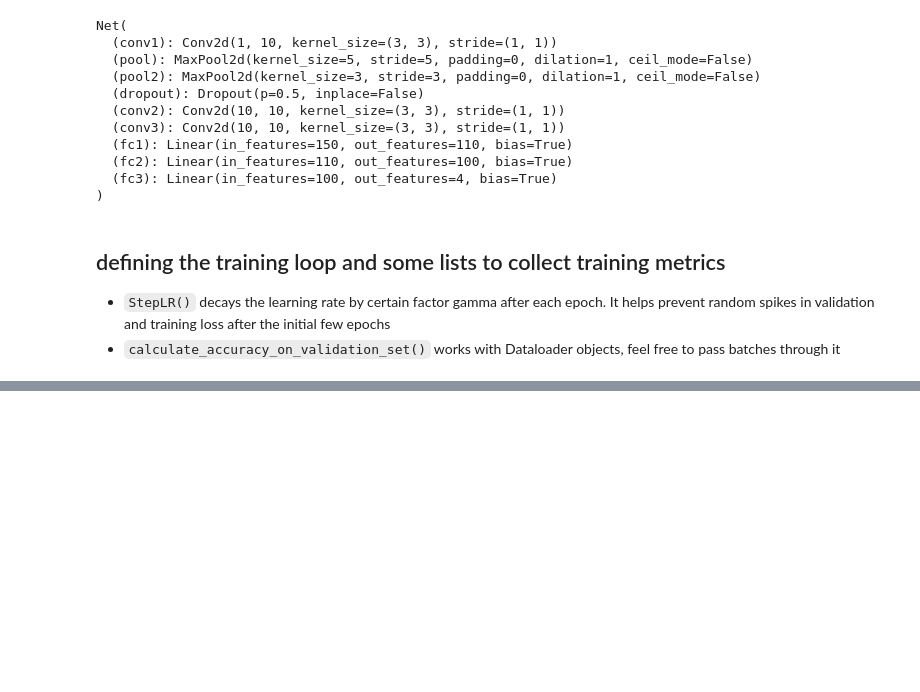
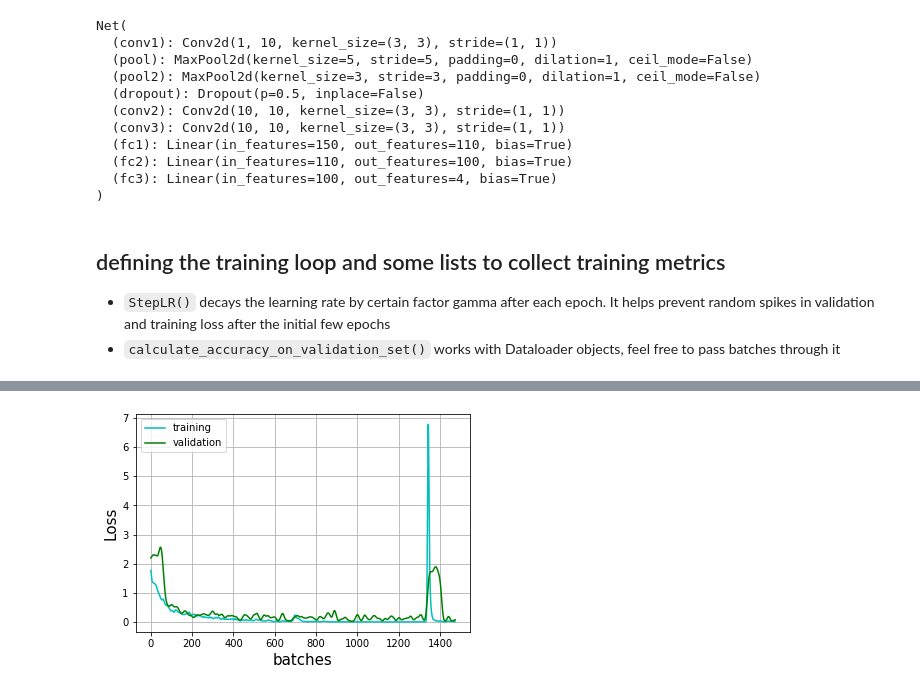
Before and after one commit to Mayukhdeb/adventures-with-augmentation, a Jupyter notebook: c_elegans_lifecycle.ipynb, the cells around one changed output, grey strips where cells are left out. Saved outputs shown, nothing was run; the diff lists cells and outputs as text; code cells hidden in the pictures; blank space fills up the shorter version.

```diff
--- a/c_elegans_lifecycle.ipynb
+++ b/c_elegans_lifecycle.ipynb
@@ -390,0 +412,4 @@ Accuracy =  94.0 %
+# %%
+train(2, train_loader_big, val_loader_big)
+# %% [output]
+[figure, added]
```
Also changed, not shown: parts of 16 cells of this notebook.
